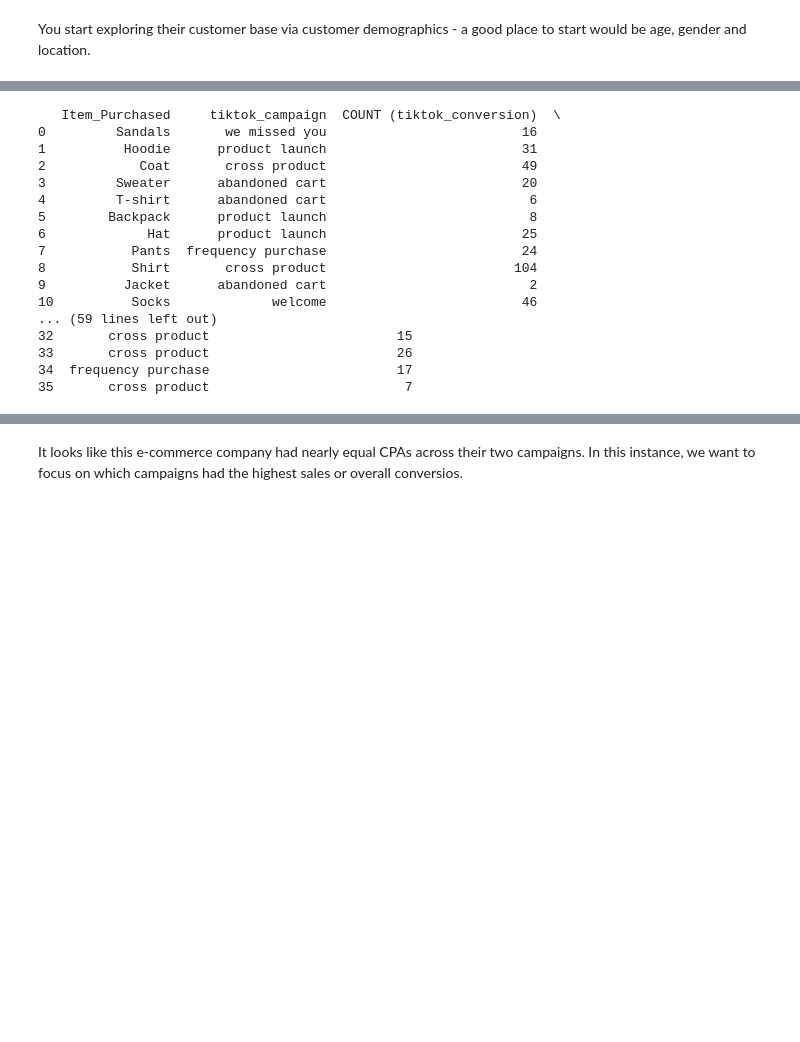
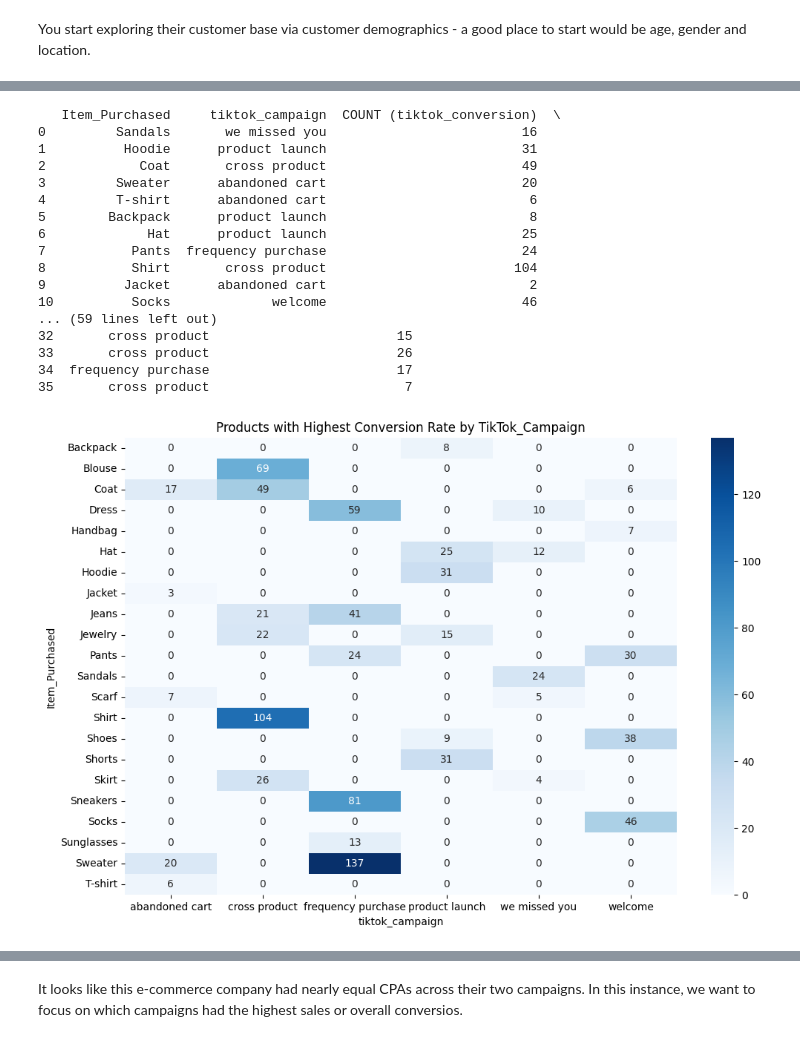
Before and after one commit to maggielittle95/shopper_trends, a Jupyter notebook: marketing_analysis.ipynb, the cells around one changed output, grey strips where cells are left out. Cells and saved outputs as stored; diff of their text form; code cells hidden in the pictures; blank space fills up the shorter version.

```diff
--- a/marketing_analysis.ipynb
+++ b/marketing_analysis.ipynb
@@ -242,33 +253,42 @@ print(customer_segment_6)
 # %%
 #Product Information #1:  Which products had the highest conversion rate?
 
 conn = sqlite3.connect('cl_shopper_trends.db')
 cursor = conn.cursor()
 
-product_information_1 = '''
+product_information_1a = '''
 SELECT Item_Purchased, tiktok_campaign, COUNT (tiktok_conversion), email_campaign, COUNT (email_conversion)
 FROM merged_data
 GROUP BY tiktok_campaign, email_campaign
 ORDER BY tiktok_conversion DESC, email_conversion DESC;
 '''
 
-product_information_1 = pd.read_sql(product_information_1, conn)
-print(product_information_1)
+product_information_1a = pd.read_sql(product_information_1a, conn)
+print(product_information_1a)
+
+pivot_table = product_information_1a.pivot_table(index='Item_Purchased', columns='tiktok_campaign', values='COUNT (tiktok_conversion)', aggfunc='sum', fill_value=0)
+
+# Plotting the heatmap with blues and greens colormap
+plt.figure(figsize=(12, 8))
+sns.heatmap(pivot_table, annot=True, cmap='Blues', fmt='g')
+plt.title('Products with Highest Conversion Rate by TikTok_Campaign')
+plt.show()
 # %% [output]
    Item_Purchased     tiktok_campaign  COUNT (tiktok_conversion)  \
 0         Sandals       we missed you                         16
 1          Hoodie      product launch                         31
 2            Coat       cross product                         49
 3         Sweater      abandoned cart                         20
 4         T-shirt      abandoned cart                          6
 5        Backpack      product launch                          8
 6             Hat      product launch                         25
 7           Pants  frequency purchase                         24
 8           Shirt       cross product                        104
 9          Jacket      abandoned cart                          2
 10          Socks             welcome                         46
 ... (59 lines left out)
 32       cross product                        15
 33       cross product                        26
 34  frequency purchase                        17
 35       cross product                         7
+[figure, added]
```
Also changed, not shown: parts of 21 cells of this notebook.
